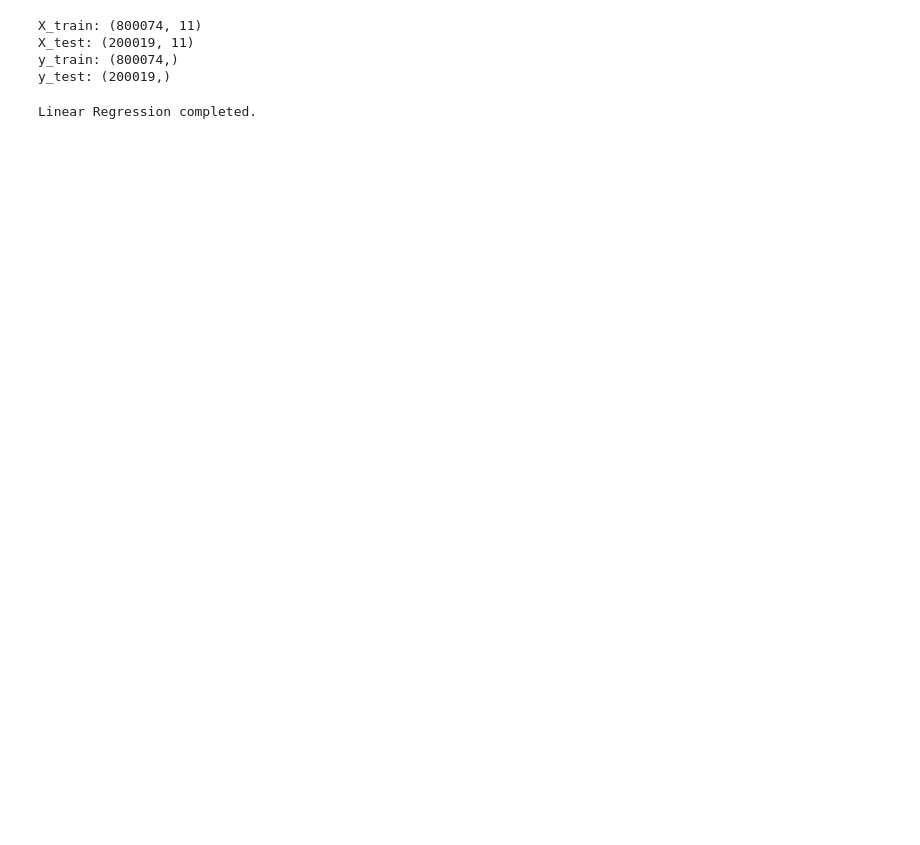
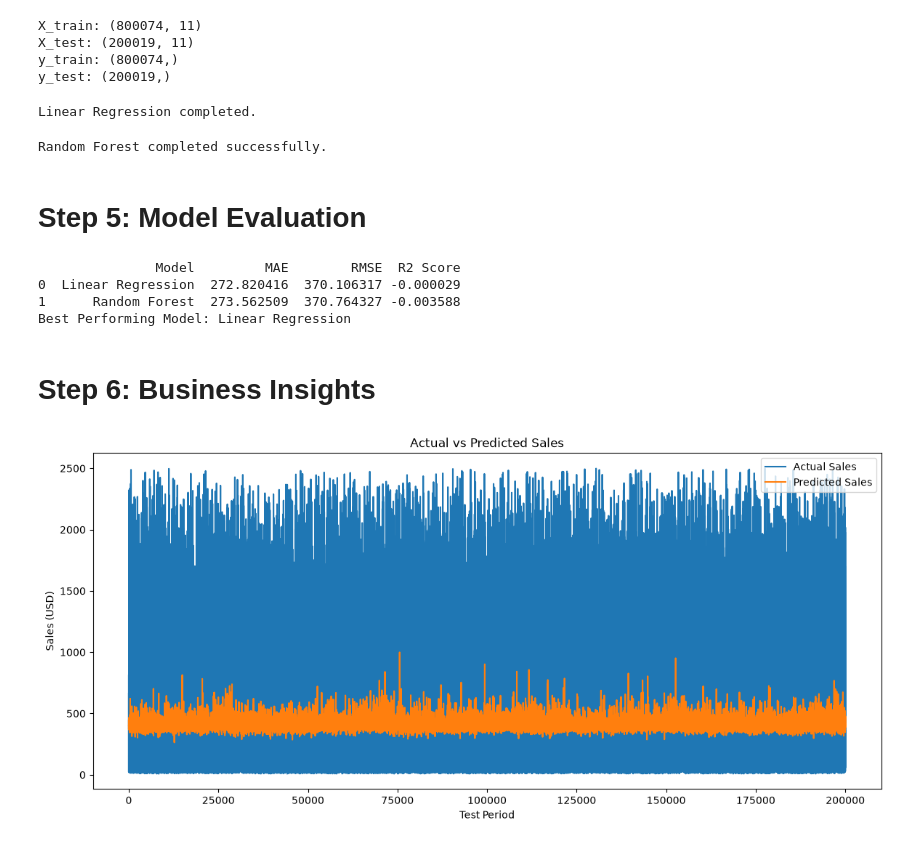
Before and after one commit to aizazhamza/Ecommerce_dataset, a Jupyter notebook: ecommerce_2.ipynb, the cells around one changed output. Cells and saved outputs as stored; diff of their text form; code cells hidden in the pictures; blank space fills up the shorter version.

Commit message:
Update README and data science notebook

```diff
--- a/ecommerce_2.ipynb
+++ b/ecommerce_2.ipynb
@@ -52,0 +81,2 @@ Index(['order_id', 'order_date', 'order_year', 'order_month', 'order_day',
+# %%
+df["order_status"] = df["order_status"].fillna(df["order_status"].mean())
@@ -192,14 +226,75 @@ Linear Regression completed.
 # %%
 from sklearn.ensemble import RandomForestRegressor
 
+# Use a smaller sample for Random Forest
+sample_size = 100000
+
+X_rf_train = X_train.iloc[:sample_size]
+y_rf_train = y_train.iloc[:sample_size]
+
 rf_model = RandomForestRegressor(
-    n_estimators=100,
+    n_estimators=50,
+    max_depth=15,
     random_state=42,
-    n_jobs=-1
+    n_jobs=2
 )
 
-rf_model.fit(X_train, y_train)
+rf_model.fit(X_rf_train, y_rf_train)
 
 rf_pred = rf_model.predict(X_test)
 
-print("Random Forest completed.")
+print("Random Forest completed successfully.")
+# %% [output]
+Random Forest completed successfully.
+# %% [markdown]
+# Step 5: Model Evaluation
+# %%
+from sklearn.metrics import mean_absolute_error, mean_squared_error, r2_score
+import numpy as np
+import pandas as pd
+
+# Linear Regression metrics
+lr_mae = mean_absolute_error(y_test, lr_pred)
+lr_rmse = np.sqrt(mean_squared_error(y_test, lr_pred))
+lr_r2 = r2_score(y_test, lr_pred)
+
+# Random Forest metrics
+rf_mae = mean_absolute_error(y_test, rf_pred)
+rf_rmse = np.sqrt(mean_squared_error(y_test, rf_pred))
+rf_r2 = r2_score(y_test, rf_pred)
+
+# Compare models
+results = pd.DataFrame({
+    "Model": ["Linear Regression", "Random Forest"],
+    "MAE": [lr_mae, rf_mae],
+    "RMSE": [lr_rmse, rf_rmse],
+    "R2 Score": [lr_r2, rf_r2]
+})
+
+print(results)
+
+best_model = results.loc[results["R2 Score"].idxmax(), "Model"]
+
+print("Best Performing Model:", best_model)
+# %% [output]
+               Model         MAE        RMSE  R2 Score
+0  Linear Regression  272.820416  370.106317 -0.000029
+1      Random Forest  273.562509  370.764327 -0.003588
+Best Performing Model: Linear Regression
+# %% [markdown]
+# Step 6: Business Insights
+# %%
+import matplotlib.pyplot as plt
+
+plt.figure(figsize=(14, 6))
+
+plt.plot(y_test.values, label="Actual Sales")
+plt.plot(rf_pred, label="Predicted Sales")
+
+plt.title("Actual vs Predicted Sales")
+plt.xlabel("Test Period")
+plt.ylabel("Sales (USD)")
+plt.legend()
+plt.show()
+# %% [output]
+[figure, added]
```
Also changed, not shown: parts of 14 cells of this notebook.
